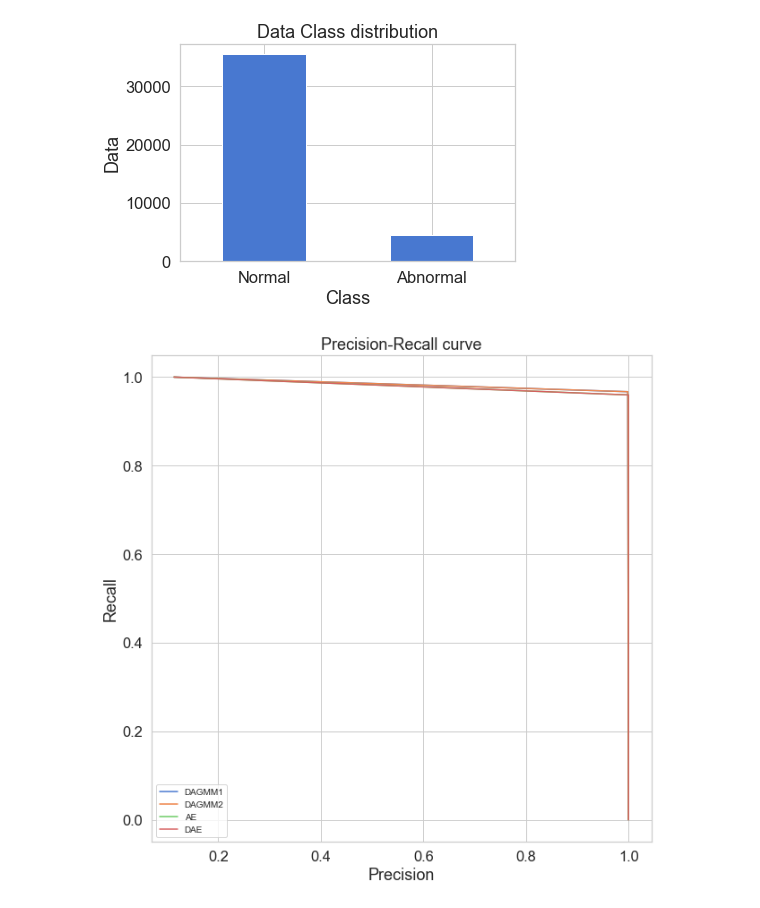
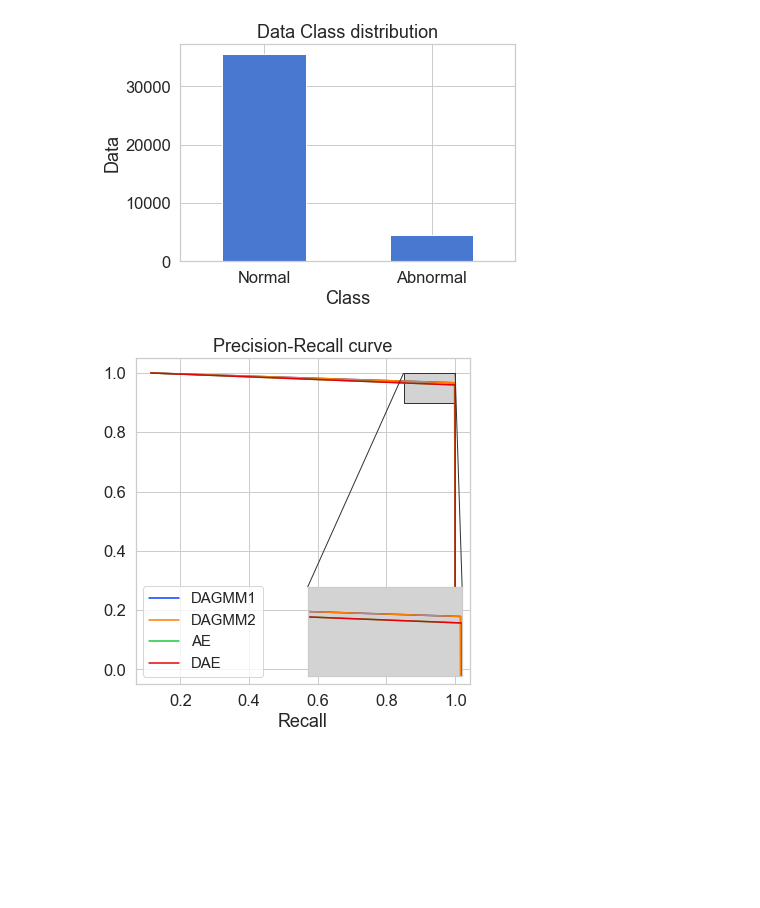
Before and after one commit to 98uranus/Autoencoder, a Jupyter notebook: Performance_graph.ipynb, the cells around one changed output. Saved outputs shown, nothing was run; the diff lists cells and outputs as text; code cells hidden in the pictures; blank space fills up the shorter version.

```diff
--- a/Performance_graph.ipynb
+++ b/Performance_graph.ipynb
@@ -357,17 +357,38 @@ AE_Name = ["AE","DAE"]
 # print(df["DAGMM1"])
 # ROC_Curve(df, Model_Name, rate)
 # %%
-plt.figure(figsize=(10, 10))
-plt.plot(df1["DAGMM1"][0][rate[5]][1]['precision'], df1["DAGMM1"][0][rate[5]][1]['recall'], label='DAGMM1')
-plt.plot(df1["DAGMM2"][0][rate[5]][1]['precision'], df1["DAGMM2"][0][rate[5]][1]['recall'], label='DAGMM2')
-plt.plot(df2["AE"][1]['precision'], df2["AE"][1]['recall'], label='AE')
-plt.plot(df2["DAE"][1]['precision'], df2["DAE"][1]['recall'], label='DAE')
-plt.legend(loc='lower left', prop={'size': 10})
-# plt.xlim([-0.001, 1.0])
-# plt.ylim([0.0, 1.001])
-plt.title("Precision-Recall curve")
-plt.xlabel('Precision')
-plt.ylabel('Recall')
-plt.show();
+fig, ax = plt.subplots(figsize=[6, 6])
+sns.set_palette("bright")
+
+ax.plot(df1["DAGMM1"][0][rate[5]][1]['precision'], df1["DAGMM1"][0][rate[5]][1]['recall'], label='DAGMM1')
+ax.plot(df1["DAGMM2"][0][rate[5]][1]['precision'], df1["DAGMM2"][0][rate[5]][1]['recall'], label='DAGMM2')
+ax.plot(df2["AE"][1]['precision'], df2["AE"][1]['recall'], label='AE')
+ax.plot(df2["DAE"][1]['precision'], df2["DAE"][1]['recall'], label='DAE')
+ax.set_xlabel("Precision")
+ax.set_xlabel("Recall")
+ax.set_title("Precision-Recall curve")
+ax.legend(loc='lower left', prop={'size': 15})
+
+# Zoomes part, zoom = 40
+axins = zoomed_inset_axes(ax, 3, loc='lower right', axes_kwargs={"facecolor" : "lightgray"})
+
+# plot
+axins.plot(df1["DAGMM1"][0][rate[5]][1]['precision'], df1["DAGMM1"][0][rate[5]][1]['recall'], label='DAGMM1')
+axins.plot(df1["DAGMM2"][0][rate[5]][1]['precision'], df1["DAGMM2"][0][rate[5]][1]['recall'], label='DAGMM2')
+axins.plot(df2["AE"][1]['precision'], df2["AE"][1]['recall'], label='AE')
+axins.plot(df2["DAE"][1]['precision'], df2["DAE"][1]['recall'], label='DAE')
+
+x1, x2, y1, y2 = 0.85, 1.0, 0.9, 1.0
+axins.set_xlim(x1, x2)
+axins.set_ylim(y1, y2)
+
+axins.set_xticks([])
+axins.set_yticks([])
+axins.grid()
+
+# ax.indicate_inset_zoom(axins, edgecolor="r", linewidth = 4)
+mark_inset(ax, axins, loc1=2, loc2=1, fc="lightgray", ec="0.2")
+
+plt.show()
 # %% [output]
-[figure, old version]
+[figure, new version]
```
Also changed, not shown: parts of 1 cell of this notebook.
